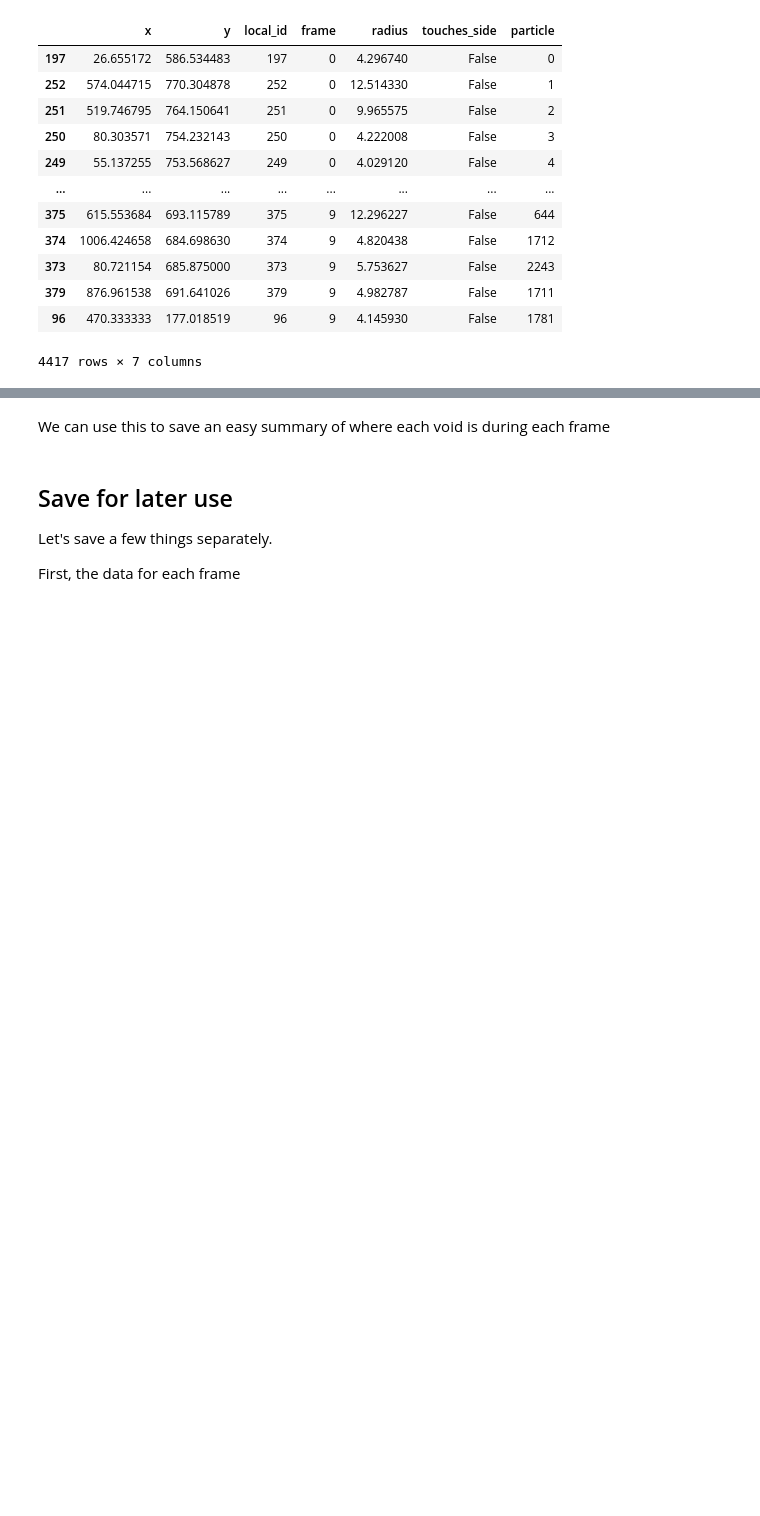
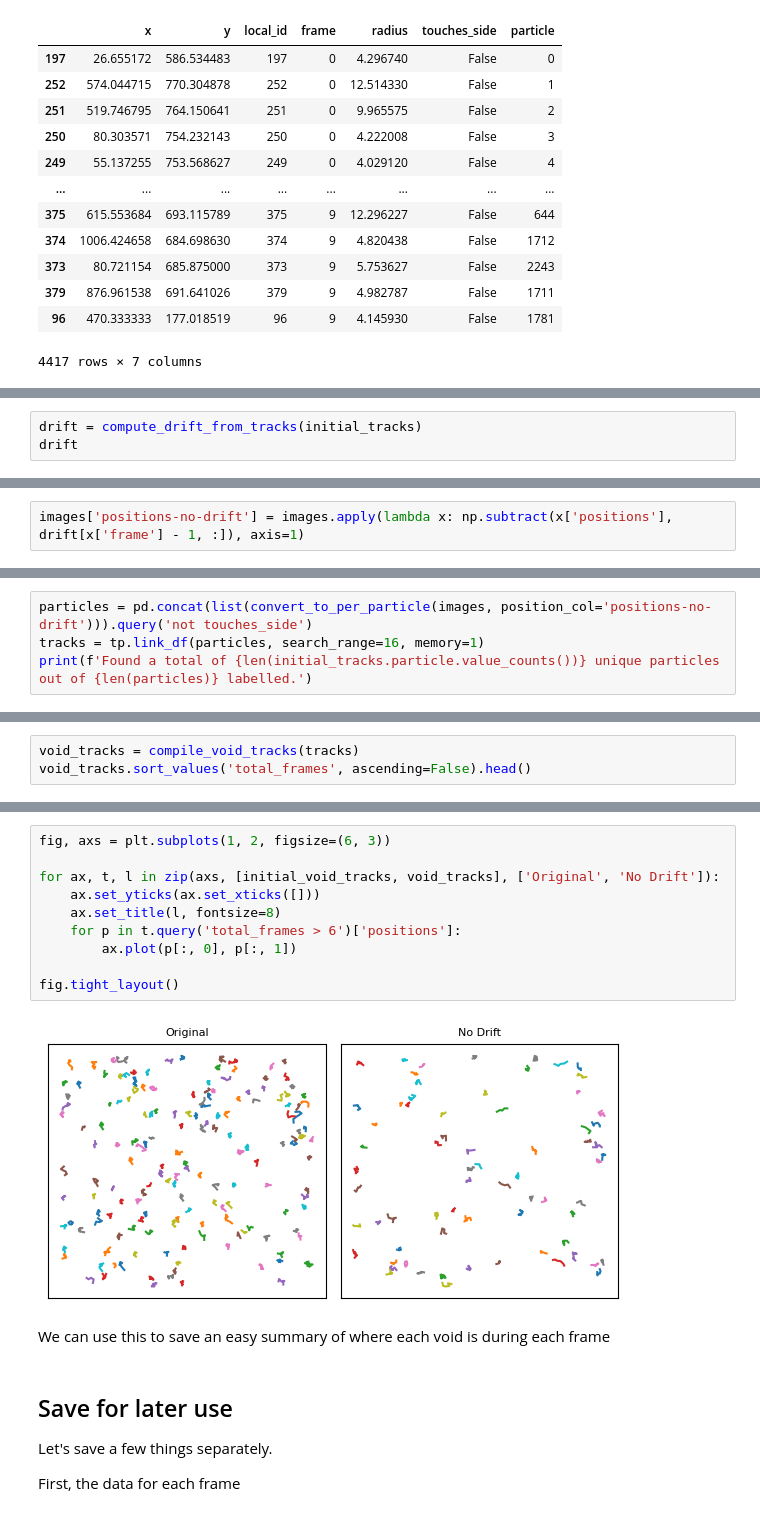
Before and after one commit to globus-labs/real-time-defect-analysis, a Jupyter notebook: notebooks/tilt-series/0_label-and-track-voids.ipynb, the cells around one changed output, grey strips where cells are left out. Saved outputs shown, nothing was run; the diff lists cells and outputs as text; blank space fills up the shorter version.

Commit message:
Use track-based drift correction

```diff
--- a/notebooks/tilt-series/0_label-and-track-voids.ipynb
+++ b/notebooks/tilt-series/0_label-and-track-voids.ipynb
@@ -118,0 +118,3 @@ void_tracks.sort_values('total_frames', ascending=False).head()
+# %%
+drift = compute_drift_from_tracks(initial_tracks)
+drift
@@ -118,0 +132,2 @@ void_tracks.sort_values('total_frames', ascending=False).head()
+# %%
+images['positions-no-drift'] = images.apply(lambda x: np.subtract(x['positions'], drift[x['frame'] - 1, :]), axis=1)
@@ -118,0 +136,4 @@ void_tracks.sort_values('total_frames', ascending=False).head()
+# %%
+particles = pd.concat(list(convert_to_per_particle(images, position_col='positions-no-drift'))).query('not touches_side')
+tracks = tp.link_df(particles, search_range=16, memory=1)
+print(f'Found a total of {len(initial_tracks.particle.value_counts())} unique particles out of {len(particles)} labelled.')
@@ -118,0 +143,3 @@ void_tracks.sort_values('total_frames', ascending=False).head()
+# %%
+void_tracks = compile_void_tracks(tracks)
+void_tracks.sort_values('total_frames', ascending=False).head()
@@ -119,3 +153,15 @@ void_tracks.sort_values('total_frames', ascending=False).head()
+# %%
+fig, axs = plt.subplots(1, 2, figsize=(6, 3))
+
+for ax, t, l in zip(axs, [initial_void_tracks, void_tracks], ['Original', 'No Drift']):
+    ax.set_yticks(ax.set_xticks([]))
+    ax.set_title(l, fontsize=8)
+    for p in t.query('total_frames > 6')['positions']:
+        ax.plot(p[:, 0], p[:, 1])
+
+fig.tight_layout()
+# %% [output]
+[figure, added]
 # %% [markdown]
 We can use this to save an easy summary of where each void is during each frame
 # %% [markdown]
```
Also changed, not shown: parts of 16 cells of this notebook.
